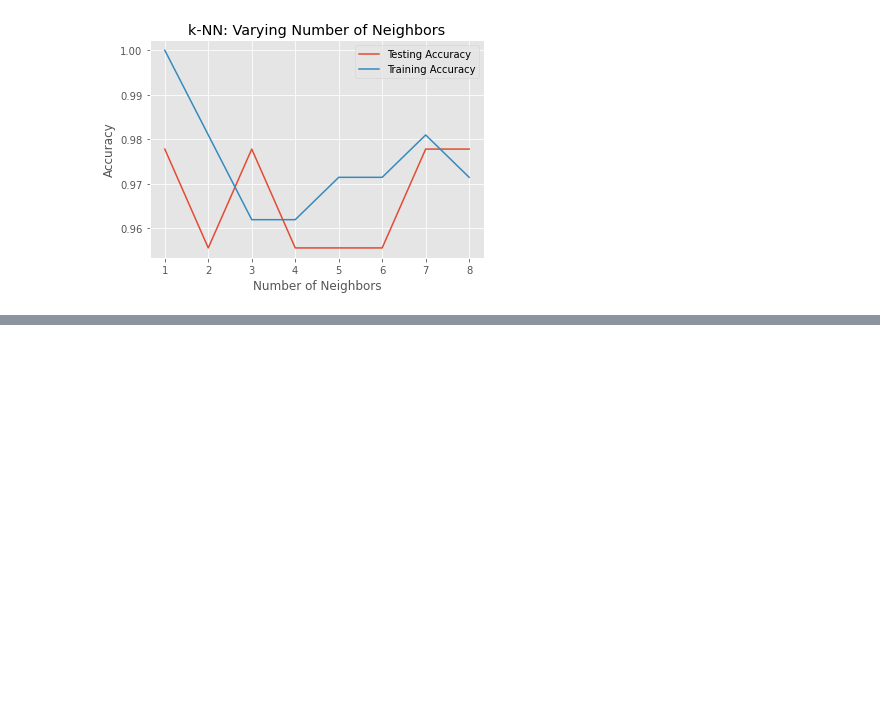
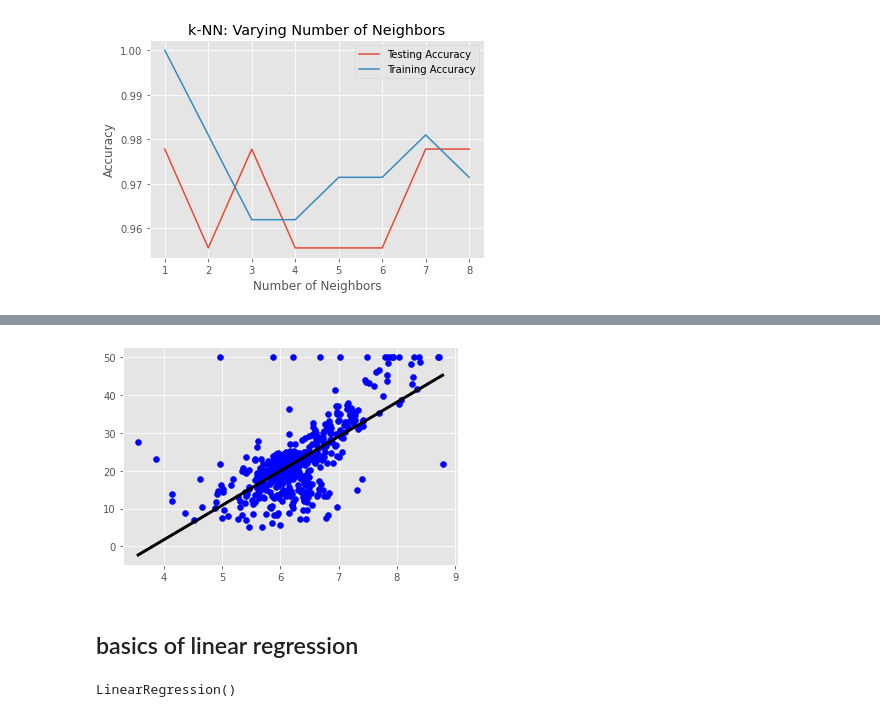
Before and after one commit to cesarcamp/Self-learning, a Jupyter notebook: Machine Learning/Supervised learning with Sklearn.ipynb, the cells around one changed output, grey strips where cells are left out. Cells and saved outputs as stored; diff of their text form; code cells hidden in the pictures; blank space fills up the shorter version.

```diff
--- a/Machine Learning/Supervised learning with Sklearn.ipynb
+++ b/Machine Learning/Supervised learning with Sklearn.ipynb
@@ -159,0 +211,2 @@ plt.show()
+# %%
+reg = LR()
@@ -159,0 +217,11 @@ plt.show()
+# %%
+#check the regressors predictions over the range of the data
+prediction_space = np.linspace(min(X_rooms), max(X_rooms)).reshape(-1,1)
+# %%
+plt.scatter(X_rooms, y, color = "blue")
+plt.plot(prediction_space, reg.predict(prediction_space), color = "black", linewidth = 3)
+plt.show()
+# %% [output]
+[figure, added]
+# %% [markdown]
+## basics of linear regression
@@ -159,0 +238,4 @@ plt.show()
+# %%
+reg.fit(X_train, y_train)
+# %% [output]
+LinearRegression()
```
Also changed, not shown: parts of 36 cells of this notebook.
